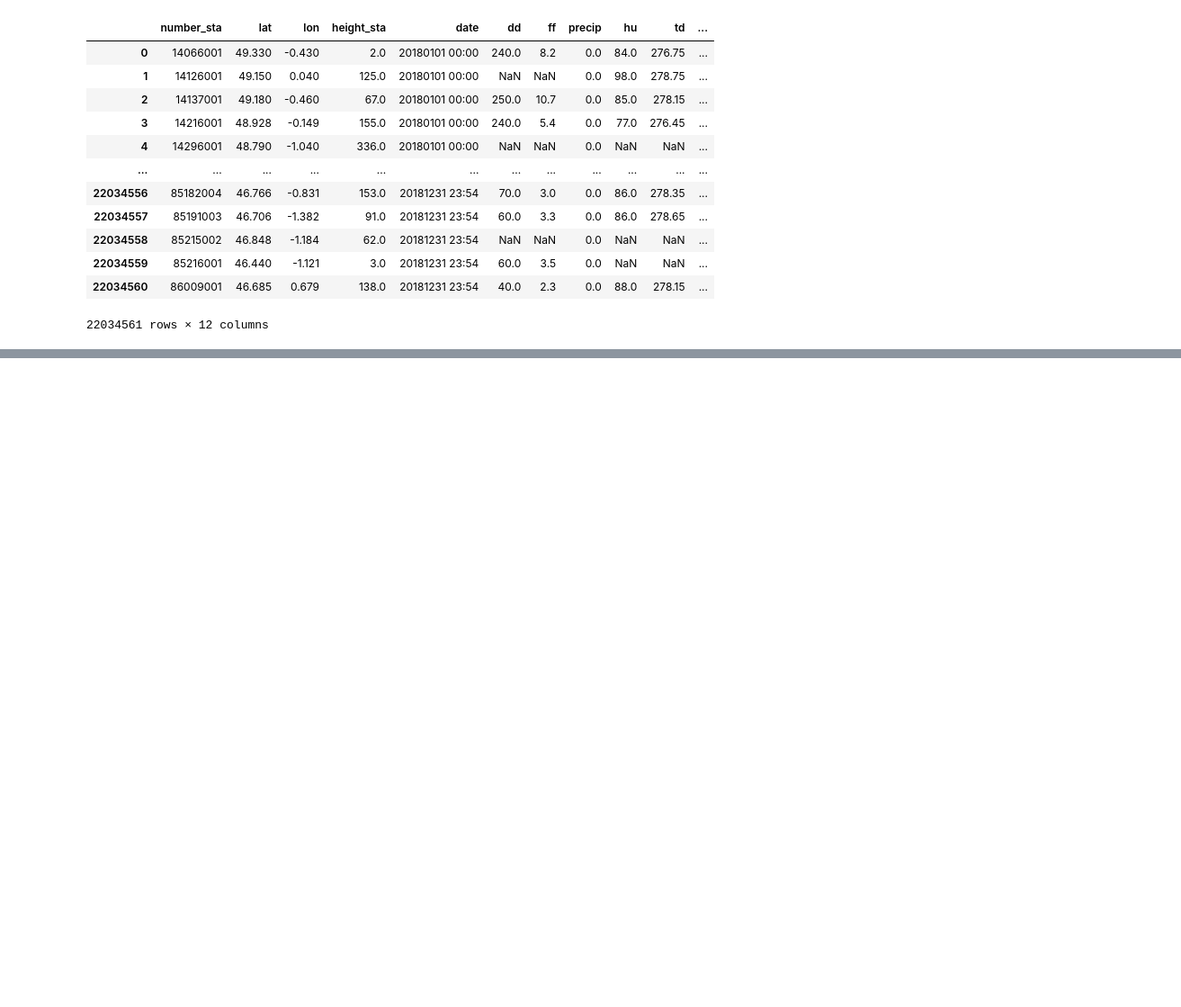
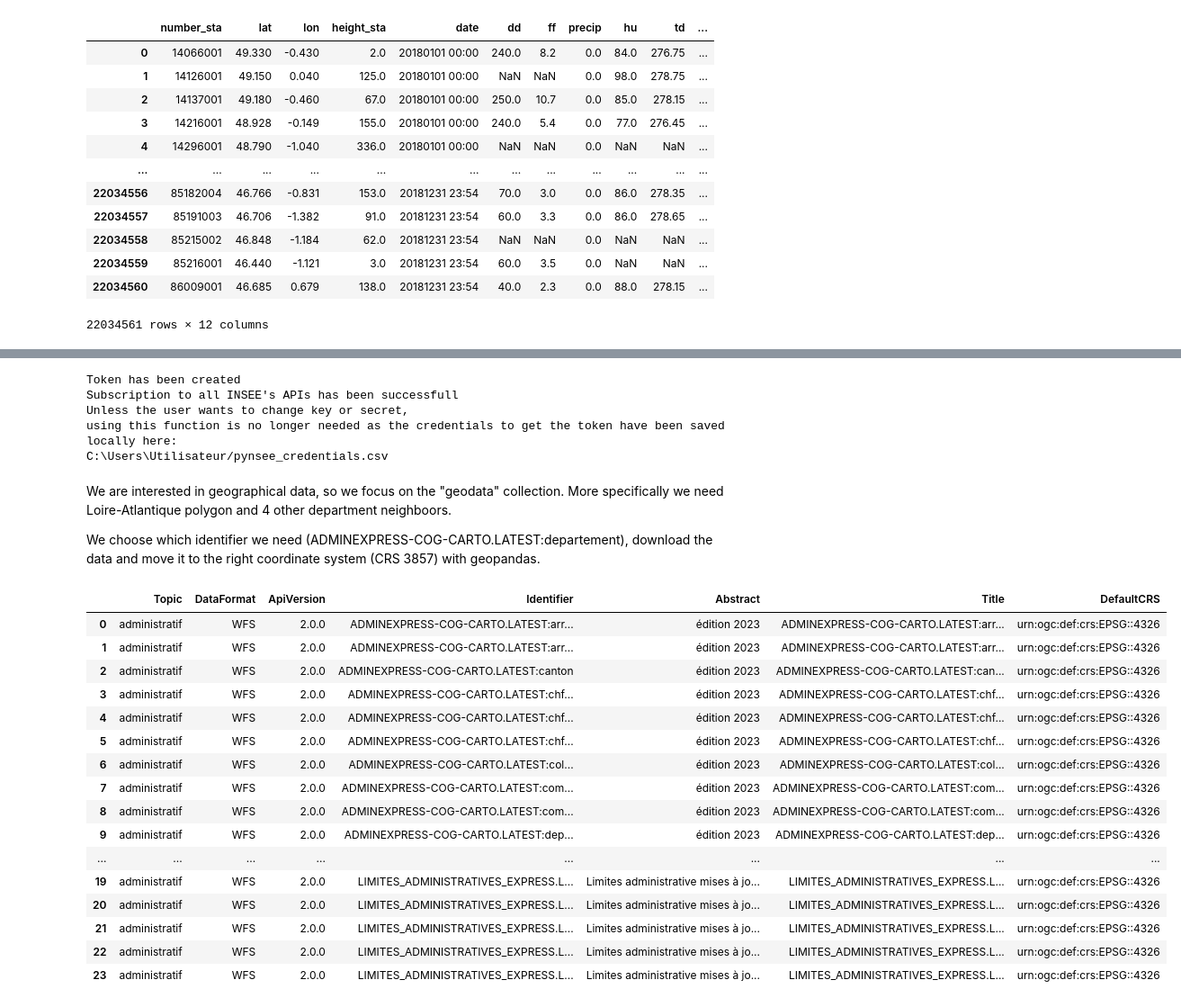
Before and after one commit to gmartinod/AirpdLoire_PM10_viz, a Jupyter notebook: analyse.ipynb, the cells around one changed output, grey strips where cells are left out. Shown: that part at 90% size. Drawn from its saved outputs; the diff is of its cells as text; code cells hidden in the pictures; blank space fills up the shorter version.

```diff
--- a/analyse.ipynb
+++ b/analyse.ipynb
@@ -300,0 +316,37 @@ plot_location_height(df_raw_LA, zoom=6)
+# %%
+# subsciption to api.insee
+from pynsee.utils import clear_all_cache;
+clear_all_cache()
+
+from pynsee.utils.init_conn import init_conn
+init_conn(insee_key="personal_key", insee_secret="personal_secret")
+# %% [output]
+Token has been created
+Subscription to all INSEE's APIs has been successfull
+Unless the user wants to change key or secret,
+using this function is no longer needed as the credentials to get the token have been saved locally here:
+C:\Users\Utilisateur/pynsee_credentials.csv
+# %% [markdown]
+We are interested in geographical data, so we focus on the "geodata" collection. More specifically we need Loire-Atlantique polygon and 4 other department neighboors.
+
+We choose which identifier we need (ADMINEXPRESS-COG-CARTO.LATEST:departement), download the data and move it to the right coordinate system (CRS 3857) with geopandas.
+# %%
+get_geodata_list()
+# %% [output]
+|  | Topic | DataFormat | ApiVersion | Identifier | Abstract | Title | DefaultCRS |
+| 0 | administratif | WFS | 2.0.0 | ADMINEXPRESS-COG-CARTO.LATEST:arr... | édition 2023 | ADMINEXPRESS-COG-CARTO.LATEST:arr... | urn:ogc:def:crs:EPSG::4326 |
+| 1 | administratif | WFS | 2.0.0 | ADMINEXPRESS-COG-CARTO.LATEST:arr... | édition 2023 | ADMINEXPRESS-COG-CARTO.LATEST:arr... | urn:ogc:def:crs:EPSG::4326 |
+| 2 | administratif | WFS | 2.0.0 | ADMINEXPRESS-COG-CARTO.LATEST:canton | édition 2023 | ADMINEXPRESS-COG-CARTO.LATEST:can... | urn:ogc:def:crs:EPSG::4326 |
+| 3 | administratif | WFS | 2.0.0 | ADMINEXPRESS-COG-CARTO.LATEST:chf... | édition 2023 | ADMINEXPRESS-COG-CARTO.LATEST:chf... | urn:ogc:def:crs:EPSG::4326 |
+| 4 | administratif | WFS | 2.0.0 | ADMINEXPRESS-COG-CARTO.LATEST:chf... | édition 2023 | ADMINEXPRESS-COG-CARTO.LATEST:chf... | urn:ogc:def:crs:EPSG::4326 |
+| 5 | administratif | WFS | 2.0.0 | ADMINEXPRESS-COG-CARTO.LATEST:chf... | édition 2023 | ADMINEXPRESS-COG-CARTO.LATEST:chf... | urn:ogc:def:crs:EPSG::4326 |
+| 6 | administratif | WFS | 2.0.0 | ADMINEXPRESS-COG-CARTO.LATEST:col... | édition 2023 | ADMINEXPRESS-COG-CARTO.LATEST:col... | urn:ogc:def:crs:EPSG::4326 |
+| 7 | administratif | WFS | 2.0.0 | ADMINEXPRESS-COG-CARTO.LATEST:com... | édition 2023 | ADMINEXPRESS-COG-CARTO.LATEST:com... | urn:ogc:def:crs:EPSG::4326 |
+| 8 | administratif | WFS | 2.0.0 | ADMINEXPRESS-COG-CARTO.LATEST:com... | édition 2023 | ADMINEXPRESS-COG-CARTO.LATEST:com... | urn:ogc:def:crs:EPSG::4326 |
+| 9 | administratif | WFS | 2.0.0 | ADMINEXPRESS-COG-CARTO.LATEST:dep... | édition 2023 | ADMINEXPRESS-COG-CARTO.LATEST:dep... | urn:ogc:def:crs:EPSG::4326 |
+| ... | ... | ... | ... | ... | ... | ... | ... |
+| 19 | administratif | WFS | 2.0.0 | LIMITES_ADMINISTRATIVES_EXPRESS.L... | Limites administrative mises à jo... | LIMITES_ADMINISTRATIVES_EXPRESS.L... | urn:ogc:def:crs:EPSG::4326 |
+| 20 | administratif | WFS | 2.0.0 | LIMITES_ADMINISTRATIVES_EXPRESS.L... | Limites administrative mises à jo... | LIMITES_ADMINISTRATIVES_EXPRESS.L... | urn:ogc:def:crs:EPSG::4326 |
+| 21 | administratif | WFS | 2.0.0 | LIMITES_ADMINISTRATIVES_EXPRESS.L... | Limites administrative mises à jo... | LIMITES_ADMINISTRATIVES_EXPRESS.L... | urn:ogc:def:crs:EPSG::4326 |
+| 22 | administratif | WFS | 2.0.0 | LIMITES_ADMINISTRATIVES_EXPRESS.L... | Limites administrative mises à jo... | LIMITES_ADMINISTRATIVES_EXPRESS.L... | urn:ogc:def:crs:EPSG::4326 |
+| 23 | administratif | WFS | 2.0.0 | LIMITES_ADMINISTRATIVES_EXPRESS.L... | Limites administrative mises à jo... | LIMITES_ADMINISTRATIVES_EXPRESS.L... | urn:ogc:def:crs:EPSG::4326 |
```
Also changed, not shown: parts of 17 cells of this notebook.
